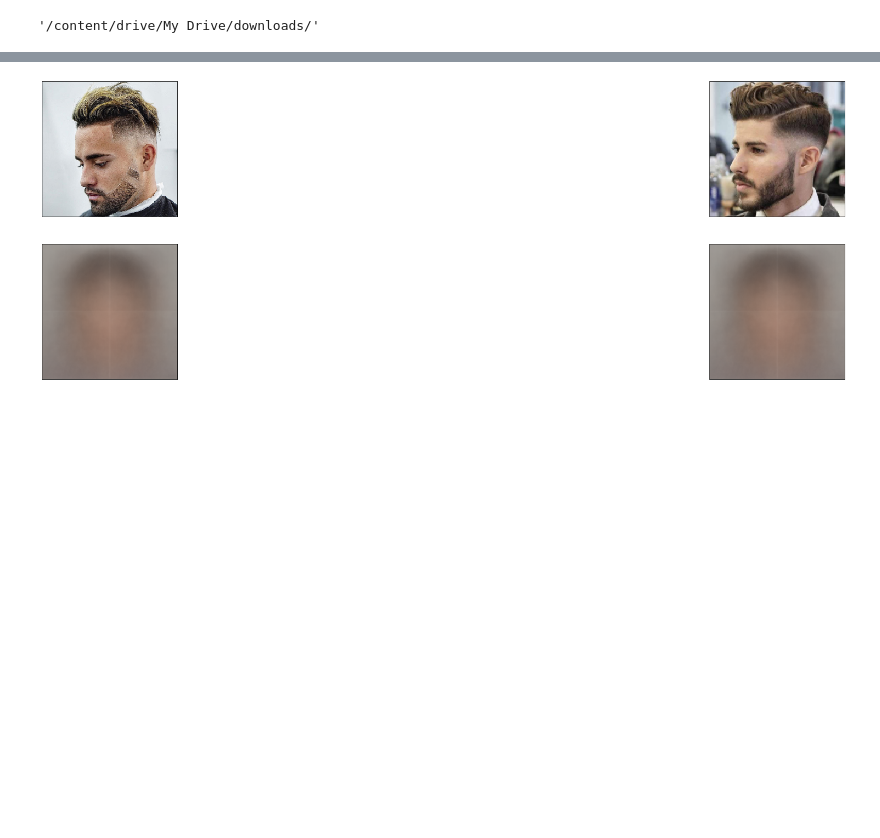
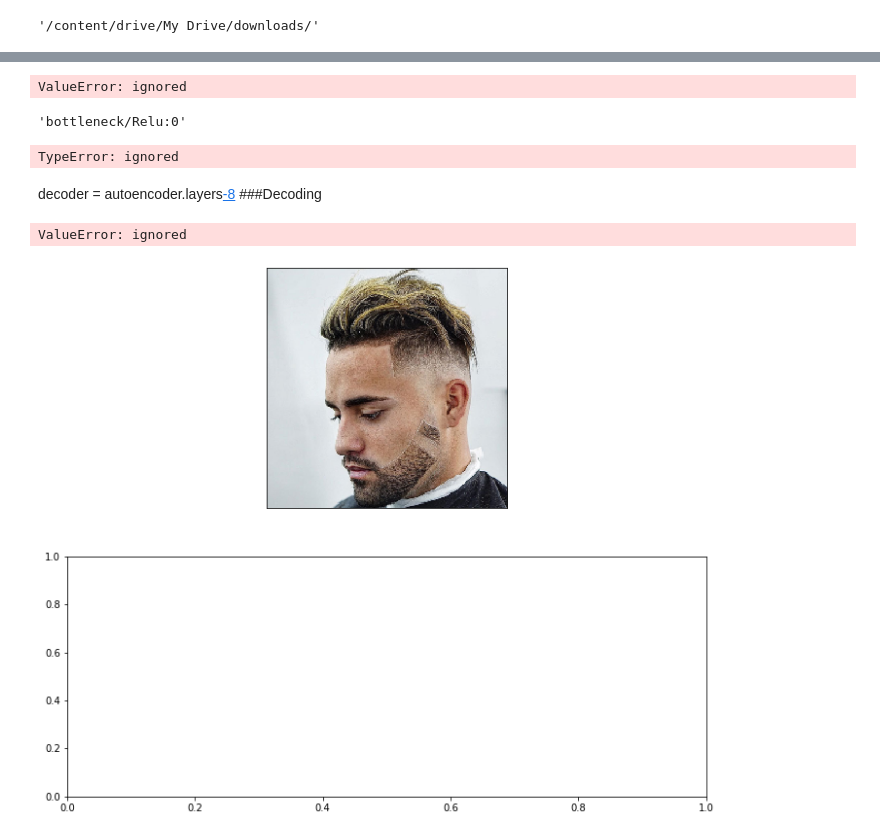
Before and after one commit to kylelee417/AI_Data_Science_Portfolio, a Jupyter notebook: VAE.ipynb, the cells around one changed output, grey strips where cells are left out. Drawn from its saved outputs; the diff is of its cells as text; code cells hidden in the pictures; blank space fills up the shorter version.

Commit message:
building autoenc model

```diff
--- a/VAE.ipynb
+++ b/VAE.ipynb
@@ -206,0 +246,3 @@ len(train_data)
+# %%
+#separate encoder model
+encoder = Model(input_img,autoencoder.get_layer('bottleneck').output) #bottleneck representation
@@ -206,0 +251,14 @@ len(train_data)
+# %%
+
+encoded_input = Input(shape = (14,14,8))
+decoder_layer = autoencoder.get_layer('decoded1')(encoded_input)
+decoder_layer = autoencoder.get_layer('up_sampling2d_17')(decoder_layer)
+decoder_layer = autoencoder.get_layer('decoded2')(decoder_layer)
+decoder_layer = autoencoder.get_layer('up_sampling2d_18')(decoder_layer)
+decoder_layer = autoencoder.get_layer('decoded3')(decoder_layer)
+decoder_layer = autoencoder.get_layer('up_sampling2d_19')(decoder_layer)
+decoder_layer = autoencoder.get_layer('decoded4')(decoder_layer)
+decoder_layer = autoencoder.get_layer('up_sampling2d_20')(decoder_layer)
+decoder_layer = autoencoder.get_layer('decoded5')(decoder_layer)
+decoder_layer = autoencoder.get_layer('decoded_output')(decoder_layer)
+decoder = Model(encoded_input, decoder_layer(encoded_input))
@@ -237,21 +284,38 @@ decoded_imgs = decoder.predict(encoded_imgs)
+# %%
+encoded_imgs = encoder.predict(test_data)
+decoded_imgs = decoder.predict(encoded_imgs)
+# %% [output]
+ValueError: ignored
+# %%
+encoded.name
+# %% [output]
+'bottleneck/Relu:0'
+# %%
+decoder_layer.get_output_shape_at(autoencoder.layers[-1])
+# %% [output]
+TypeError: ignored
+# %% [markdown]
+decoder = autoencoder.layers[-8](encoded_input)
+###Decoding
 # %%
 # use Matplotlib (don't ask)
 import matplotlib.pyplot as plt
 
-n = 2  # how many digits we will display
+n = 3  # how many digits we will display
 plt.figure(figsize=(40, 10))
 for i in range(n):
     # display original
     ax = plt.subplot(2, n, i + 1)
-    plt.imshow(x_test[i].reshape(224,224,3))
+    plt.imshow(test_data[i].reshape(224,224,3))
     ax.get_xaxis().set_visible(False)
     ax.get_yaxis().set_visible(False)
 
     # display reconstruction
     ax = plt.subplot(2, n, i + 1 + n)
     plt.imshow(decoded_imgs[i].reshape(224, 224,3))
     ax.get_xaxis().set_visible(False)
     ax.get_yaxis().set_visible(False)
 plt.show()
 # %% [output]
+ValueError: ignored
-[figure, old version]
+[figure, new version]
```
Also changed, not shown: parts of 24 cells of this notebook.
